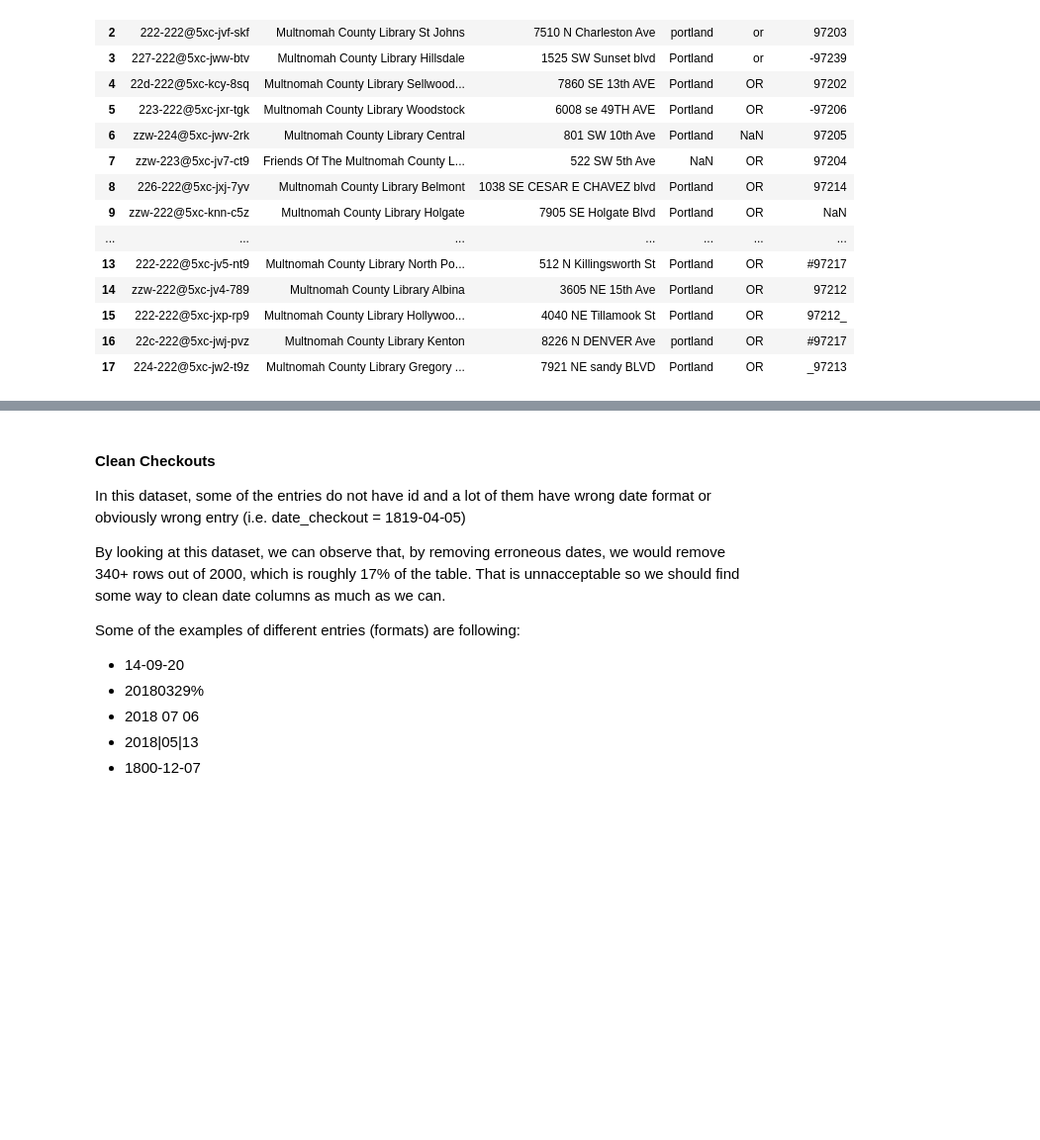
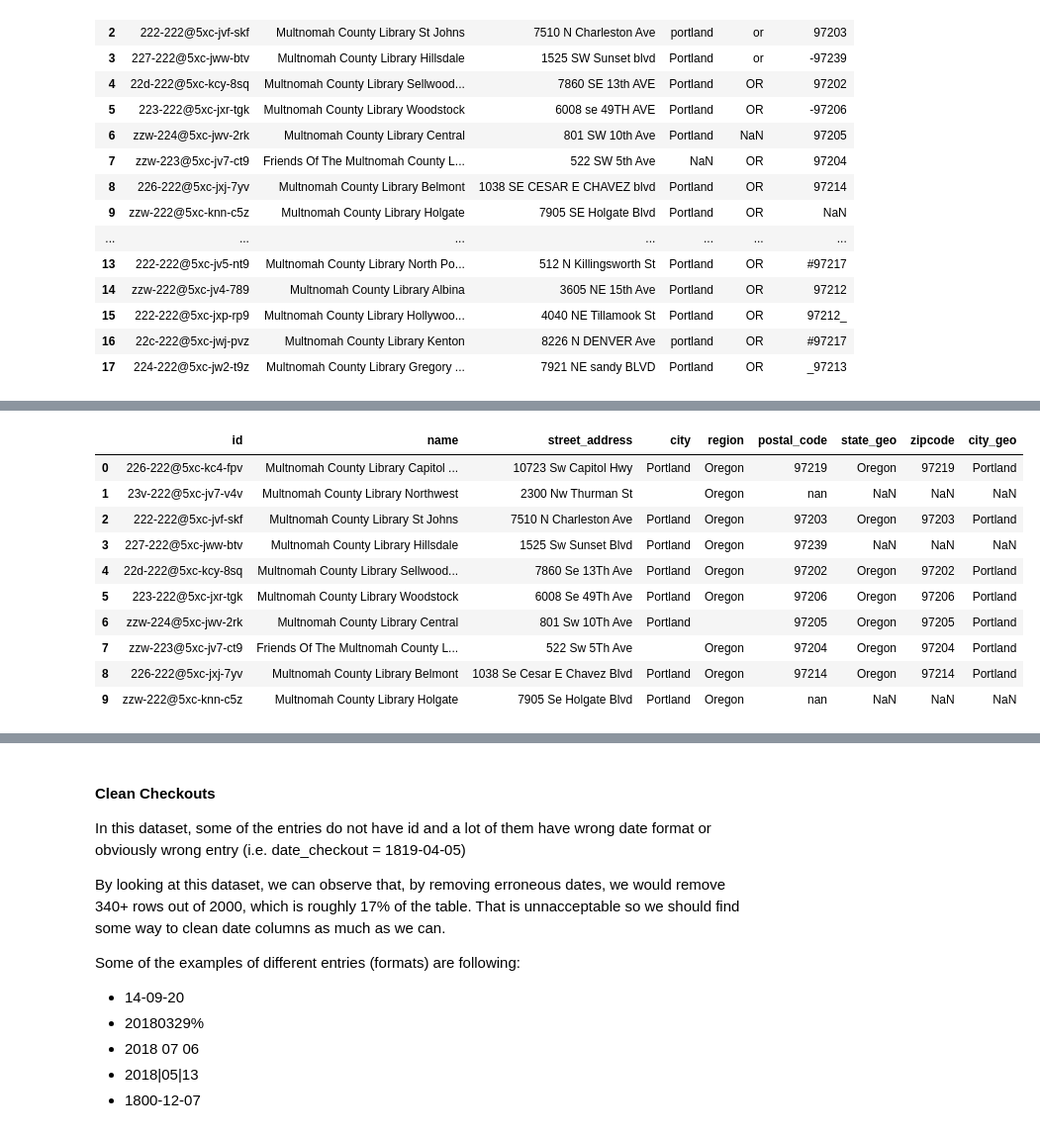
Before and after one commit to zelenbaba/billups_test, a Jupyter notebook: notebooks/data_preparation.ipynb, the cells around one changed output, grey strips where cells are left out. Shown: that part at 99% size. Drawn from its saved outputs; the diff is of its cells as text; code cells hidden in the pictures; blank space fills up the shorter version.

```diff
--- a/notebooks/explorative_analysis.ipynb
+++ b/notebooks/data_preparation.ipynb
@@ -153,0 +194,29 @@ libraries.head()
+# %%
+# Rename Or with Oregon
+libraries.loc[libraries['region']=='Or', 'region'] = 'Oregon'
+
+# Convert postal_code to string so we can join it with geo data
+libraries['postal_code'] = libraries['postal_code'].apply(lambda x: str(x).split('.')[0])
+# Add geo data
+libraries = pd.merge(libraries, geo_data, left_on='postal_code', right_on='zipcode', how='left')
+
+# Input missing cities and states for libraries where we have zipcodes
+libraries.loc[(libraries['city'].isna() | libraries['city']=='') & ~libraries['city_geo'].isna(), 'city'] = libraries['city_geo']
+libraries.loc[(libraries['region'].isna() | libraries['region']=='') & ~libraries['state_geo'].isna(), 'region'] = libraries['state_geo']
+
+# Let's also convert street addreses to have the same format
+libraries["street_address"] = libraries["street_address"].astype(str).apply(lambda x: ' '.join(x.split()).title())
+# %%
+libraries.head(10)
+# %% [output]
+|  | id | name | street_address | city | region | postal_code | state_geo | zipcode | city_geo |
+| 0 | 226-222@5xc-kc4-fpv | Multnomah County Library Capitol ... | 10723 Sw Capitol Hwy | Portland | Oregon | 97219 | Oregon | 97219 | Portland |
+| 1 | 23v-222@5xc-jv7-v4v | Multnomah County Library Northwest | 2300 Nw Thurman St |  | Oregon | nan | NaN | NaN | NaN |
+| 2 | 222-222@5xc-jvf-skf | Multnomah County Library St Johns | 7510 N Charleston Ave | Portland | Oregon | 97203 | Oregon | 97203 | Portland |
+| 3 | 227-222@5xc-jww-btv | Multnomah County Library Hillsdale | 1525 Sw Sunset Blvd | Portland | Oregon | 97239 | NaN | NaN | NaN |
+| 4 | 22d-222@5xc-kcy-8sq | Multnomah County Library Sellwood... | 7860 Se 13Th Ave | Portland | Oregon | 97202 | Oregon | 97202 | Portland |
+| 5 | 223-222@5xc-jxr-tgk | Multnomah County Library Woodstock | 6008 Se 49Th Ave | Portland | Oregon | 97206 | Oregon | 97206 | Portland |
+| 6 | zzw-224@5xc-jwv-2rk | Multnomah County Library Central | 801 Sw 10Th Ave | Portland |  | 97205 | Oregon | 97205 | Portland |
+| 7 | zzw-223@5xc-jv7-ct9 | Friends Of The Multnomah County L... | 522 Sw 5Th Ave |  | Oregon | 97204 | Oregon | 97204 | Portland |
+| 8 | 226-222@5xc-jxj-7yv | Multnomah County Library Belmont | 1038 Se Cesar E Chavez Blvd | Portland | Oregon | 97214 | Oregon | 97214 | Portland |
+| 9 | zzw-222@5xc-knn-c5z | Multnomah County Library Holgate | 7905 Se Holgate Blvd | Portland | Oregon | nan | NaN | NaN | NaN |
```
Also changed, not shown: parts of 21 cells of this notebook, 2 other files.
